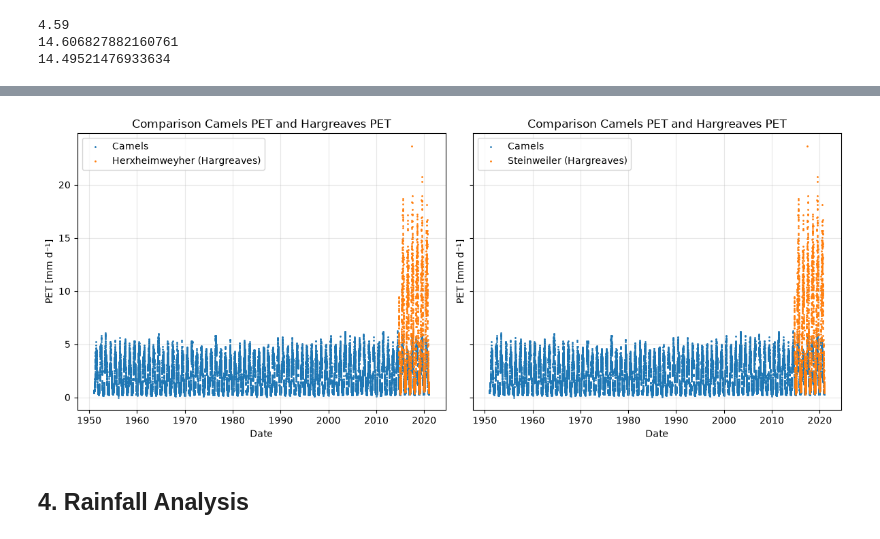
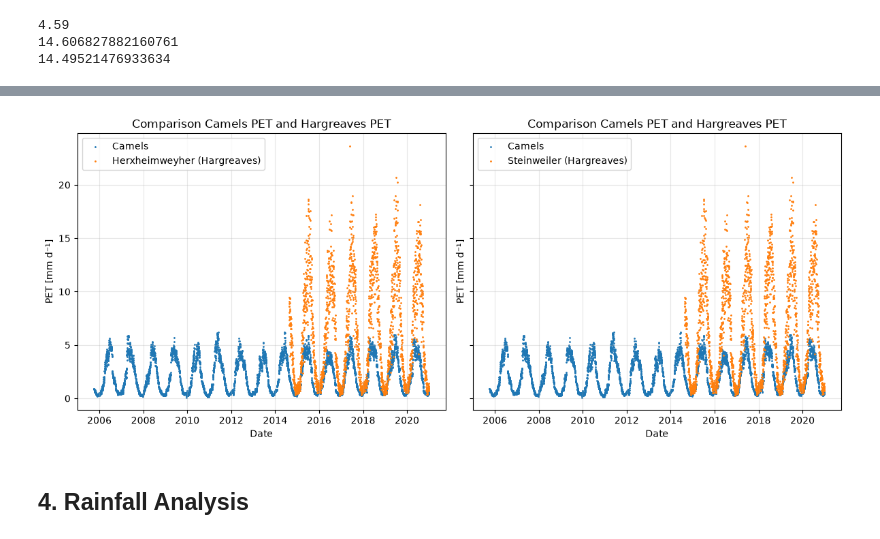
Before and after one commit to danielsehr/ACP4-Seminar, a Jupyter notebook: src/ACP4/main.ipynb, the cells around one changed output, grey strips where cells are left out. Drawn from its saved outputs; the diff is of its cells as text; code cells hidden in the pictures.

```diff
--- a/src/ACP4/main.ipynb
+++ b/src/ACP4/main.ipynb
@@ -319,14 +412,14 @@ print(df_pet_steinweiler.quantile(q=0.95))
 # %%
 # 3.5 (...) and compare to the CAMELS PET value.
 plot = plot_both_pet_comparison(
-    camel_pet=df_camel["pet_hargreaves"],
+    camel_pet=df_camel["pet_hargreaves"].iloc[20000:],
     herxheimweyher_pet=df_pet_herxheimweyher,
     steinweiler_pet=df_pet_herxheimweyher
 )
 
 save_plot(plot=plot, name="pet_comparison")
 # %% [output]
-[figure, old version]
+[figure, new version]
 # %% [markdown]
 ## 4. Rainfall Analysis
 # %%
```
Also changed, not shown: parts of 2 cells of this notebook.
